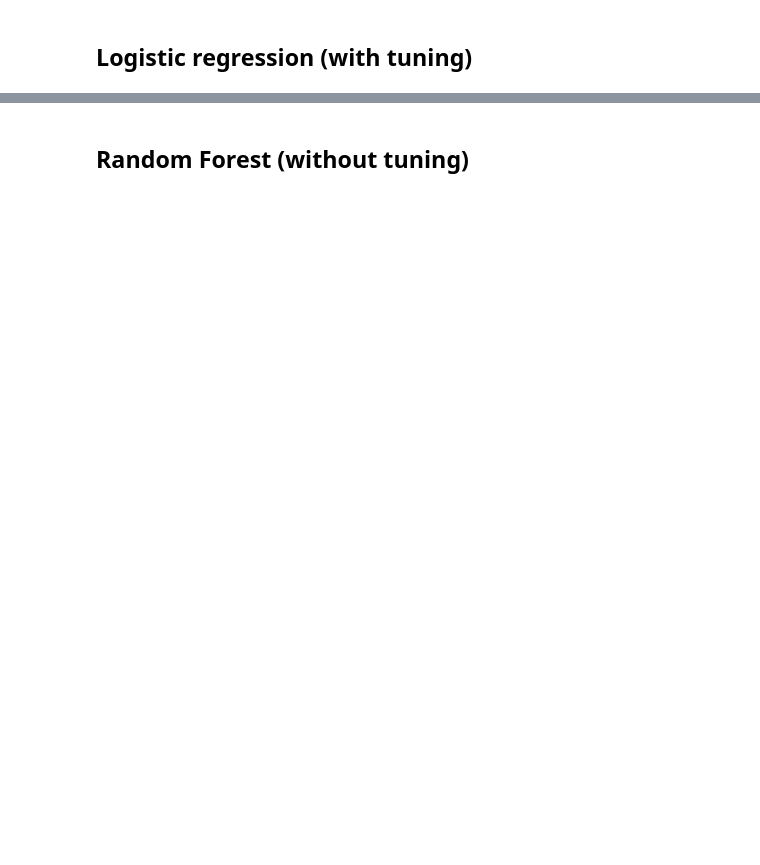
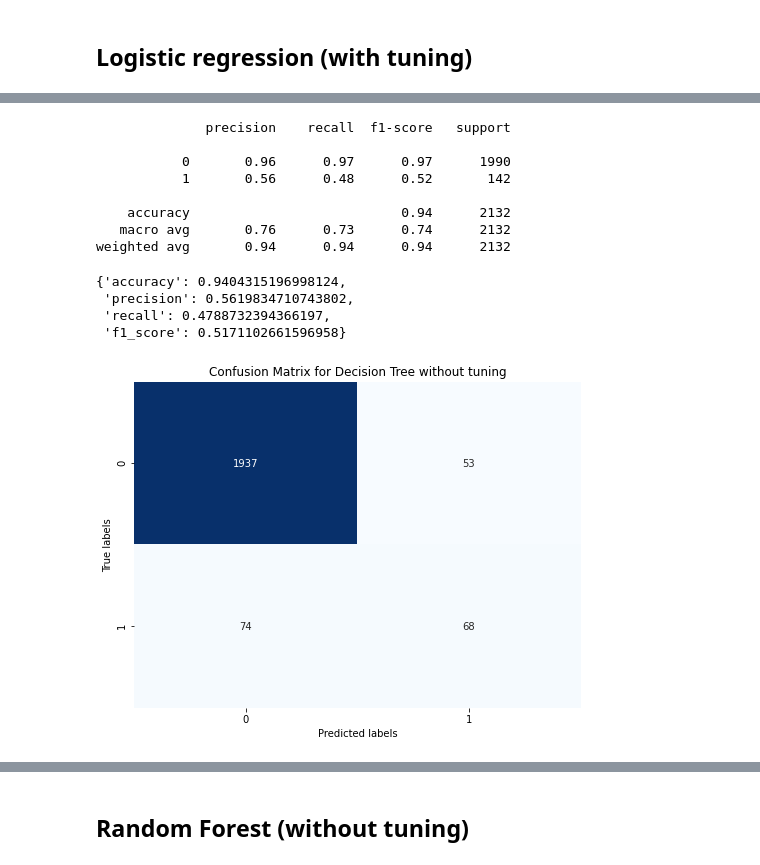
Before and after one commit to cheryltan17/DSA4263-Project, a Jupyter notebook: Models/Models.ipynb, the cells around one changed output, grey strips where cells are left out. Cells and saved outputs as stored; diff of their text form; code cells hidden in the pictures; blank space fills up the shorter version.

Commit message:
combined models2 with models

```diff
--- a/Models/Models.ipynb
+++ b/Models/Models.ipynb
@@ -223,0 +228,22 @@ AUC score: 0.927
+# %%
+from sklearn.tree import DecisionTreeClassifier
+
+model_dt = DecisionTreeClassifier(random_state=42)
+model_dt.fit(X_train_ros, y_train_ros)
+y_pred_dt = model_dt.predict(X_test)
+# %%
+Models.evaluate_model(y_test, y_pred_dt, 'Decision Tree without tuning')
+# %% [output]
+              precision    recall  f1-score   support
+
+           0       0.96      0.97      0.97      1990
+           1       0.56      0.48      0.52       142
+
+    accuracy                           0.94      2132
+   macro avg       0.76      0.73      0.74      2132
+weighted avg       0.94      0.94      0.94      2132
+{'accuracy': 0.9404315196998124,
+ 'precision': 0.5619834710743802,
+ 'recall': 0.4788732394366197,
+ 'f1_score': 0.5171102661596958}
+[figure, added]
```
Also changed, not shown: parts of 45 cells of this notebook, 1 other file.
